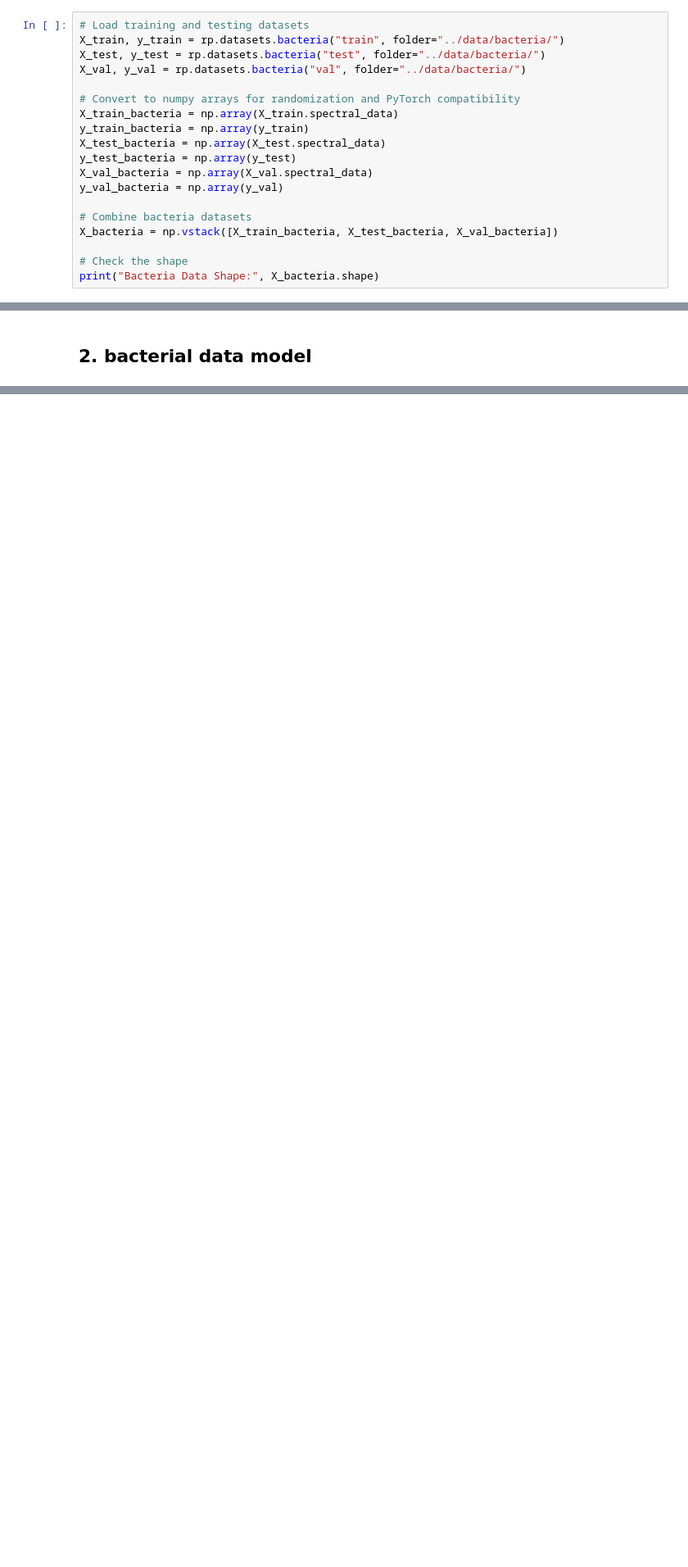
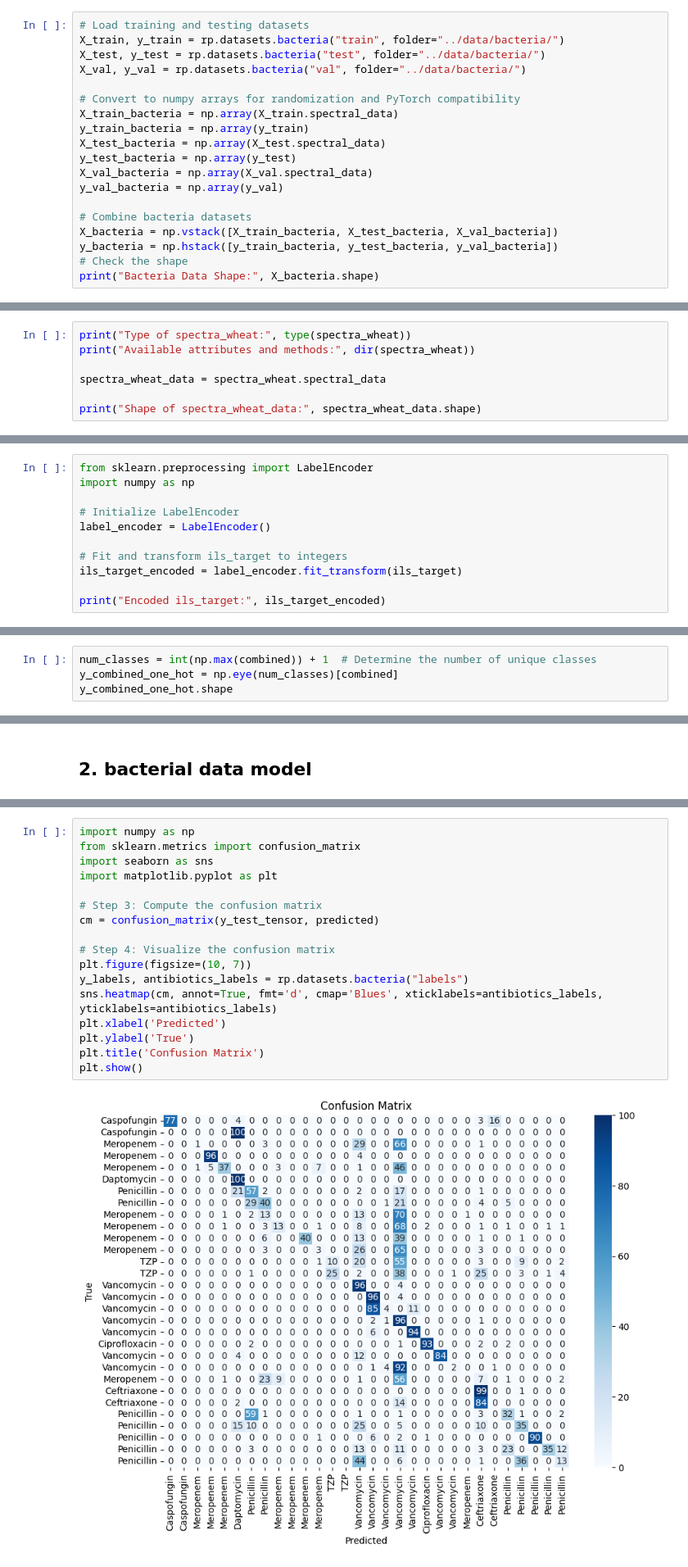
Before and after one commit to miko-L/raman, a Jupyter notebook: code/5_load_data_all_together.ipynb, the cells around one changed output, grey strips where cells are left out. Shown at 82% size. Drawn from its saved outputs; the diff is of its cells as text; blank space fills up the shorter version.

```diff
--- a/code/5_load_data_all_together.ipynb
+++ b/code/5_load_data_all_together.ipynb
@@ -114,7 +153,7 @@ y_val_bacteria = np.array(y_val)
 
 # Combine bacteria datasets
 X_bacteria = np.vstack([X_train_bacteria, X_test_bacteria, X_val_bacteria])
-
+y_bacteria = np.hstack([y_train_bacteria, y_test_bacteria, y_val_bacteria])
 # Check the shape
 print("Bacteria Data Shape:", X_bacteria.shape)
 # %% [output]
@@ -143,3 +180,10 @@ labels_encoded = label_encoder.fit_transform(labels)
 # Convert the encoded labels to one-hot encoding
 num_classes = len(label_encoder.classes_)
 labels_one_hot = to_categorical(labels_encoded, num_classes=num_classes)
+# %%
+print("Type of spectra_wheat:", type(spectra_wheat))
+print("Available attributes and methods:", dir(spectra_wheat))
+
+spectra_wheat_data = spectra_wheat.spectral_data
+
+print("Shape of spectra_wheat_data:", spectra_wheat_data.shape)
@@ -284,3 +323,14 @@ y_combined = np.hstack([ils_target, y_bacteria, labels_encoded])
 print("Combined Labels Shape:", y_combined.shape)
 # %% [output]
 Combined Labels Shape: (122650,)
+# %%
+from sklearn.preprocessing import LabelEncoder
+import numpy as np
+
+# Initialize LabelEncoder
+label_encoder = LabelEncoder()
+
+# Fit and transform ils_target to integers
+ils_target_encoded = label_encoder.fit_transform(ils_target)
+
+print("Encoded ils_target:", ils_target_encoded)
@@ -300,0 +384,4 @@ X_test = np.nan_to_num(X_test, nan=0.0)
+# %%
+num_classes = int(np.max(combined)) + 1  # Determine the number of unique classes
+y_combined_one_hot = np.eye(num_classes)[combined]
+y_combined_one_hot.shape
@@ -760,0 +813,19 @@ Accuracy of class 29: 12.00%
+# %%
+import numpy as np
+from sklearn.metrics import confusion_matrix
+import seaborn as sns
+import matplotlib.pyplot as plt
+
+# Step 3: Compute the confusion matrix
+cm = confusion_matrix(y_test_tensor, predicted)
+
+# Step 4: Visualize the confusion matrix
+plt.figure(figsize=(10, 7))
+y_labels, antibiotics_labels = rp.datasets.bacteria("labels")
+sns.heatmap(cm, annot=True, fmt='d', cmap='Blues', xticklabels=antibiotics_labels, yticklabels=antibiotics_labels)
+plt.xlabel('Predicted')
+plt.ylabel('True')
+plt.title('Confusion Matrix')
+plt.show()
+# %% [output]
+[figure, added]
```
Also changed, not shown: parts of 28 cells of this notebook.
